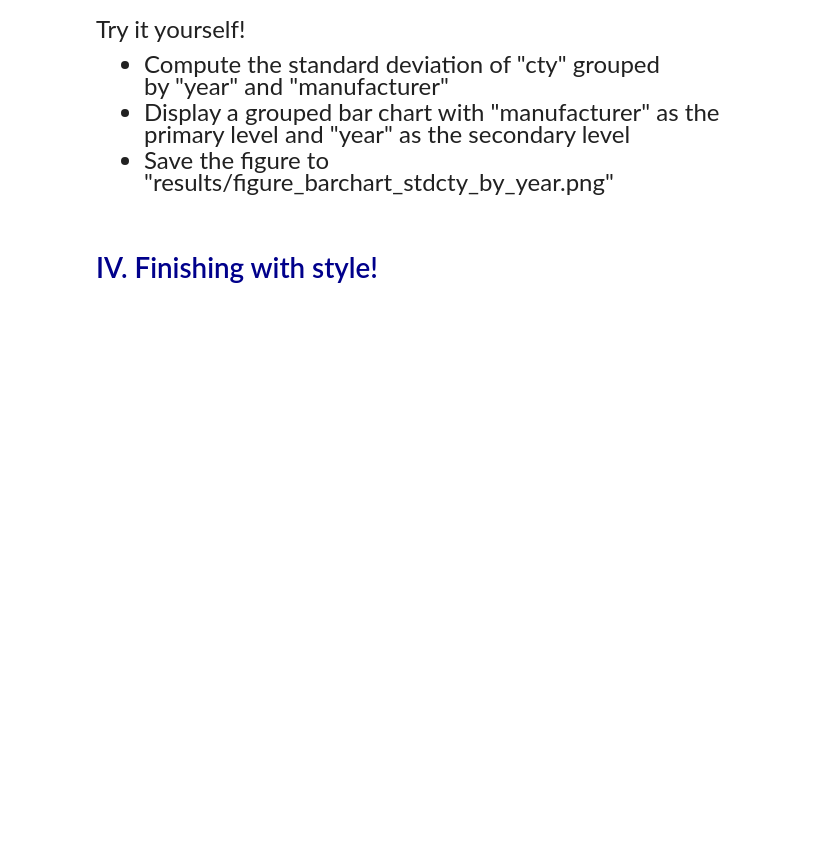
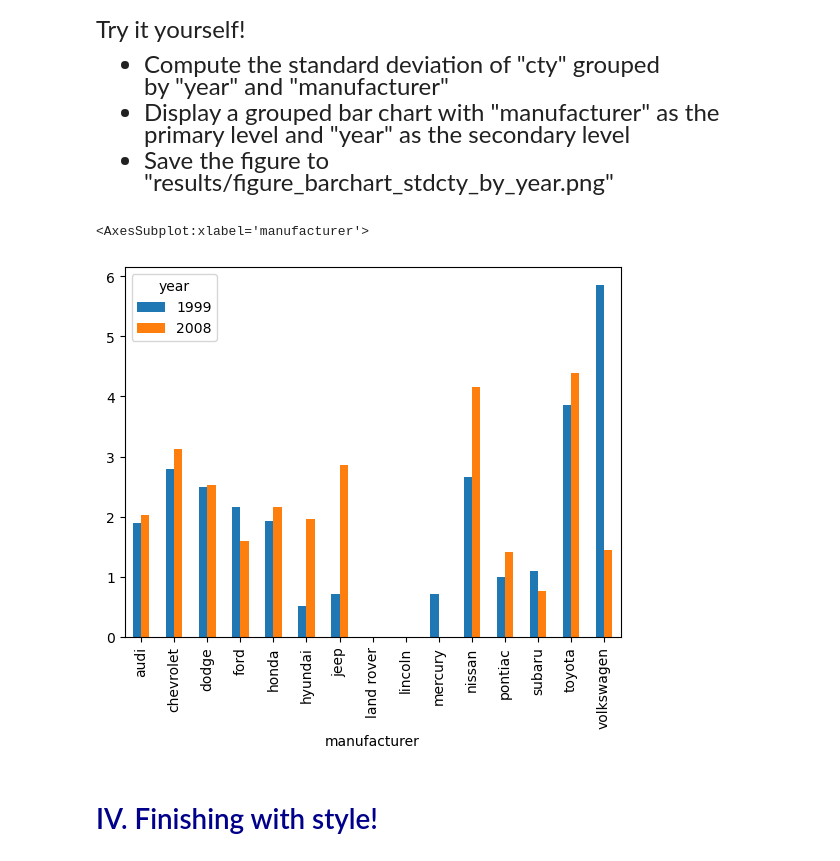
Before and after one commit to alejandrosanchezbecerra/qtm151spring2023, a Jupyter notebook: Lecture 26/Lecture 26.ipynb, the cells around one changed output. Cells and saved outputs as stored; diff of their text form; code cells hidden in the pictures; blank space fills up the shorter version.

```diff
--- a/Lecture 26/Lecture 26.ipynb
+++ b/Lecture 26/Lecture 26.ipynb
@@ -210,3 +222,12 @@ primary level and "year" as the secondary level
+# %%
+# Write your own code
+
+grouped_std_2 = cars.groupby(["year","manufacturer"])["cty"].std()
+
+grouped_std_2.unstack("year").plot(kind = "bar",stacked = False)
+# %% [output]
+<AxesSubplot:xlabel='manufacturer'>
+[figure, added]
 # %% [markdown]
 # <span style="color:darkblue"> IV. Finishing with style! </span>
 # %% [markdown]
```
Also changed, not shown: parts of 7 cells of this notebook, 1 other file.
